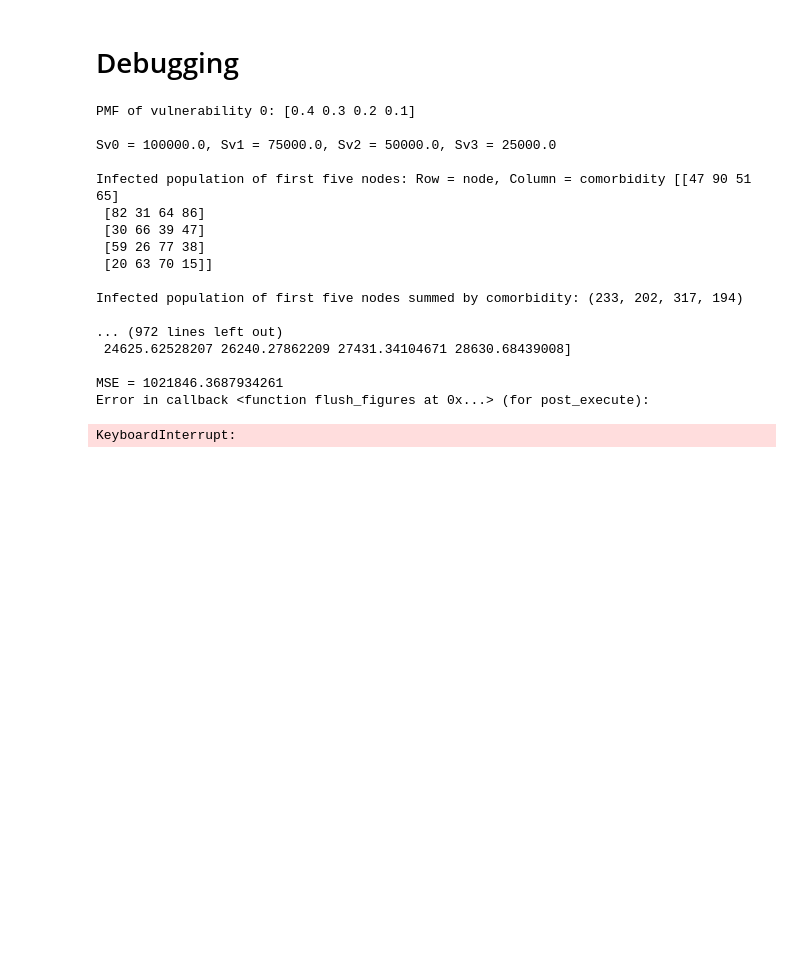
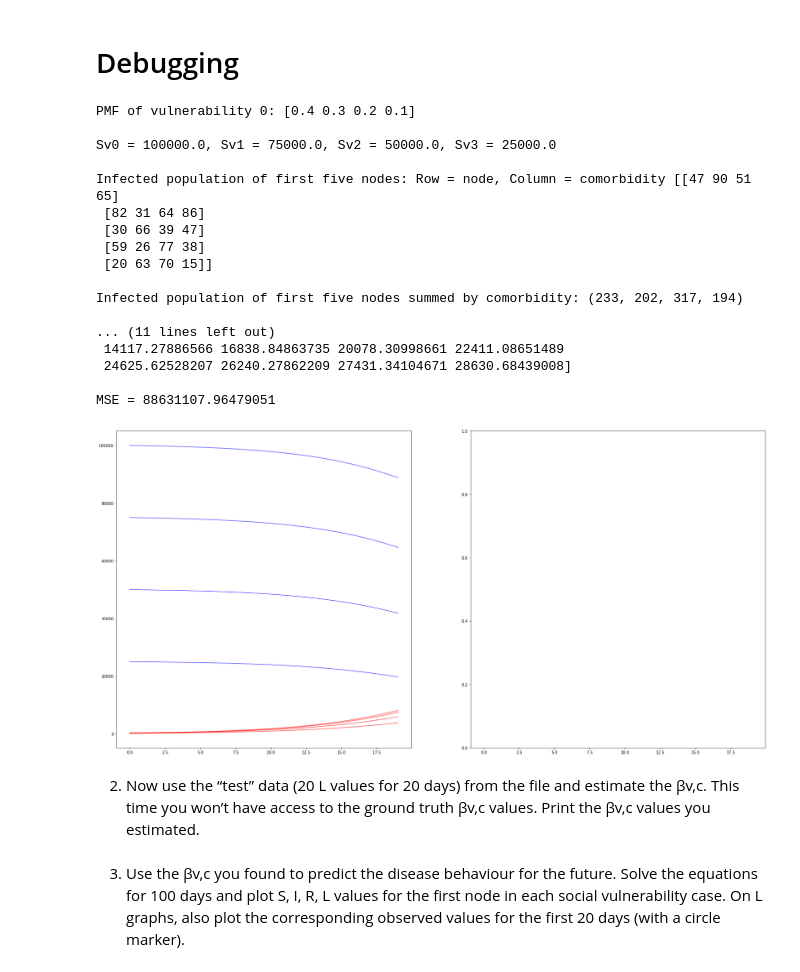
Before and after one commit to lawrencedlin/CMPSC_190DD_Project, a Jupyter notebook: CMPSC190DD.ipynb, the cells around one changed output. Drawn from its saved outputs; the diff is of its cells as text; code cells hidden in the pictures; blank space fills up the shorter version.

```diff
--- a/CMPSC190DD.ipynb
+++ b/CMPSC190DD.ipynb
@@ -141,29 +193,0 @@ Proportion 15: 0.02628312563766615
-# %%
-fig, ax = plt.subplots(1, 3, sharex = True, figsize = (30,15) )
-# ax[0].set(xlabel = "t (Time in days)", ylabel = "Number",
-#          title = "SIR Curve")
-soln = solve_ivp(SIR, t, y0 = (S[0,0],S[0,1],S[0,2],S[0,3],
-                               S[1,0],S[1,1],S[1,2],S[1,3],
-                               S[2,0],S[2,1],S[2,2],S[2,3],
-                               S[3,0],S[3,1],S[3,2],S[3,3],
-                               I[0],I[1],I[2],I[3], I.sum(), R),
-                 dense_output = True, t_eval=np.arange(121),\
-                 args = (L, N, beta/4, gamma) )
-S00, S01, S02, S03,\
-    S10,S11,S12,S13, \
-    S20,S21,S22, S23, \
-    S30,S31,S32,S33, \
-    I1, I2, I3, I4, \
-    I0, R0 = soln.y
-
-all_S = [S00, S01, S02, S03,\
-    S10,S11,S12,S13, \
-    S20,S21,S22, S23, \
-    S30,S31,S32,S33]
-for Svc in all_S:
-    ax[0].plot(soln.t, Svc, 'b', alpha=0.5, lw=2, label='Susceptible')
-
-for Ic in [I1,I2,I3,I4]:
-    ax[1].plot(soln.t, Ic, 'r', alpha=0.5, lw=2, label='Infected')
-
-ax[2].plot(soln.t, R0, 'g', alpha=0.5, lw=2, label='Recovered with immunity')
@@ -172,0 +194,9 @@ ax[2].plot(soln.t, R0, 'g', alpha=0.5, lw=2, label='Recovered with immunity')
+# %%
+v = 0
+c = 0
+for Svc in all_S:
+    print(f"S: v = {v}, c = {c}: {Svc[-1]/Svc[0]}")
+    if c == 3:
+        v +=1
+        c = 0
+    c += 1
@@ -320,7 +438,7 @@ for (betav0, betav1, betav2, betav3) in product(beta_grid, beta_grid, beta_grid,
 
     if (betav0 <= betav1 <= betav2 <= betav3):
 #         beta = [betav0, betav1, betav2, betav3]
-        beta = [betav0,betav1,betav2,betav3]
+        beta = [0.2 , 0.25, 0.3 , 0.4 ]
 
         soln_obj = solve_ivp(SIR_b, t_span = (0,19), \
                              y0 = (Sv0, Sv1, Sv2, Sv3,
@@ -341,34 +459,39 @@ for (betav0, betav1, betav2, betav3) in product(beta_grid, beta_grid, beta_grid,
 #         print(I1_y)
 #         print(I2_y)
 #         print(I3_y)
         L_sample = np.sum(np.array([I0_y * L_b[0], I1_y * L_b[1],I2_y * L_b[2],I3_y * L_b[3]]), axis = 0)
 
         mse = mean_squared_error(np.sum(L_validation[6:11], axis = 0), L_sample)
 
         # If mse is lower, store new value
         if mse < mmse:
             print(f"Searching through beta = {beta}\n")
             print(f"L_sample = {L_sample}\n")
             print(f"L_validation = {L_validation[6:11].sum(axis=0)}\n")
             print(f"MSE = {mse}")
             mmse = mse
             beta_mmse = []
+    break
 # %% [output]
 PMF of vulnerability 0: [0.4 0.3 0.2 0.1]
 
 Sv0 = 100000.0, Sv1 = 75000.0, Sv2 = 50000.0, Sv3 = 25000.0
 
 Infected population of first five nodes: Row = node, Column = comorbidity [[47 90 51 65]
  [82 31 64 86]
  [30 66 39 47]
  [59 26 77 38]
  [20 63 70 15]]
 
 Infected population of first five nodes summed by comorbidity: (233, 202, 317, 194)
 
-... (972 lines left out)
+... (11 lines left out)
+ 14117.27886566 16838.84863735 20078.30998661 22411.08651489
  24625.62528207 26240.27862209 27431.34104671 28630.68439008]
 
-MSE = 1021846.3687934261
-Error in callback <function flush_figures at 0x...> (for post_execute):
+MSE = 88631107.96479051
-KeyboardInterrupt:
+[figure, added]
+# %% [markdown]
+2) Now use the “test” data (20 L values for 20 days) from the file and estimate the βv,c. This time you won’t have access to the ground truth βv,c values. Print the βv,c values you estimated.
+# %% [markdown]
+3) Use the βv,c you found to predict the disease behaviour for the future. Solve the equations for 100 days and plot S, I, R, L values for the first node in each social vulnerability case. On L graphs, also plot the corresponding observed values for the first 20 days (with a circle marker).
```
Also changed, not shown: parts of 33 cells of this notebook.
